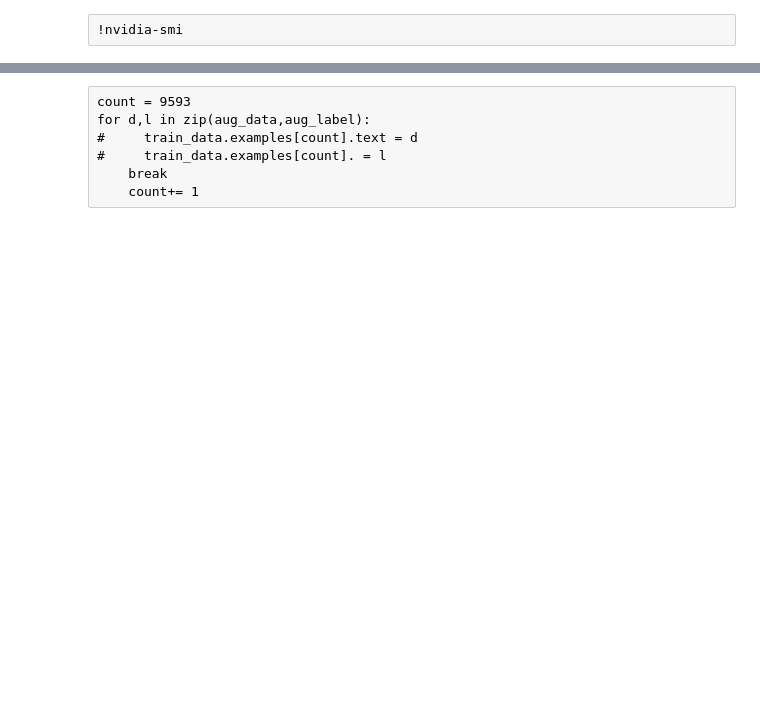
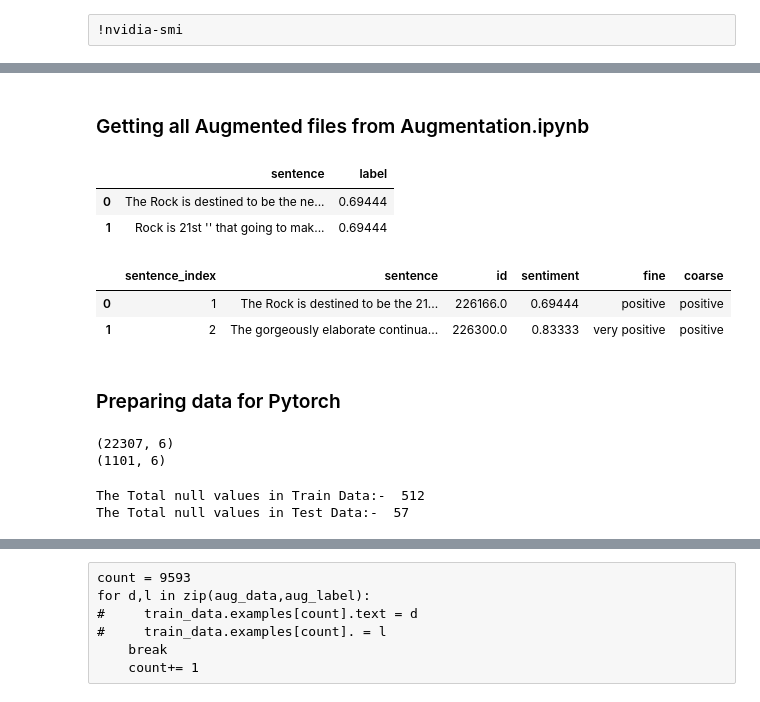
Before and after one commit to Code-Trees/END-GAME, a Jupyter notebook: Session_5/LSTM_sentiment_analysis_colab.ipynb, the cells around one changed output, grey strips where cells are left out. Cells and saved outputs as stored; diff of their text form; code cells hidden in the pictures; blank space fills up the shorter version.

```diff
--- a/Session_5/LSTM_sentiment_analysis_colab.ipynb
+++ b/Session_5/LSTM_sentiment_analysis_colab.ipynb
@@ -137,0 +126,4 @@ df.head(2)
+# %%
+train_data = pd.read_csv('train.csv')
+test_data = pd.read_csv('test.csv')
+dev_data = pd.read_csv('dev.csv')
@@ -137,0 +132,3 @@ df.head(2)
+# %%
+Train_df = pd.concat([train_data,test_data])
+Test_df = dev_data.copy()
@@ -137,0 +224,2 @@ df.head(2)
+# %% [markdown]
+### Getting all Augmented files from Augmentation.ipynb
@@ -137,0 +232,13 @@ df.head(2)
+# %%
+Augmented_files.head(2)
+Augmented_files.columns = ['sentence','sentiment']
+# %% [output]
+|  | sentence | label |
+| 0 | The Rock is destined to be the ne... | 0.69444 |
+| 1 | Rock is 21st '' that going to mak... | 0.69444 |
+# %%
+Train_df.head(2)
+# %% [output]
+|  | sentence_index | sentence | id | sentiment | fine | coarse |
+| 0 | 1 | The Rock is destined to be the 21... | 226166.0 | 0.69444 | positive | positive |
+| 1 | 2 | The gorgeously elaborate continua... | 226300.0 | 0.83333 | very positive | positive |
@@ -137,0 +249,14 @@ df.head(2)
+# %% [markdown]
+### Preparing data for Pytorch
+# %%
+print(Train_df.shape)
+print(Test_df.shape)
+# %% [output]
+(22307, 6)
+(1101, 6)
+# %%
+print("The Total null values in Train Data:- ",Train_df['sentiment'].isnull().sum())
+print("The Total null values in Test Data:- ",Test_df['sentiment'].isnull().sum())
+# %% [output]
+The Total null values in Train Data:-  512
+The Total null values in Test Data:-  57
```
Also changed, not shown: parts of 87 cells of this notebook, 12 other files.
